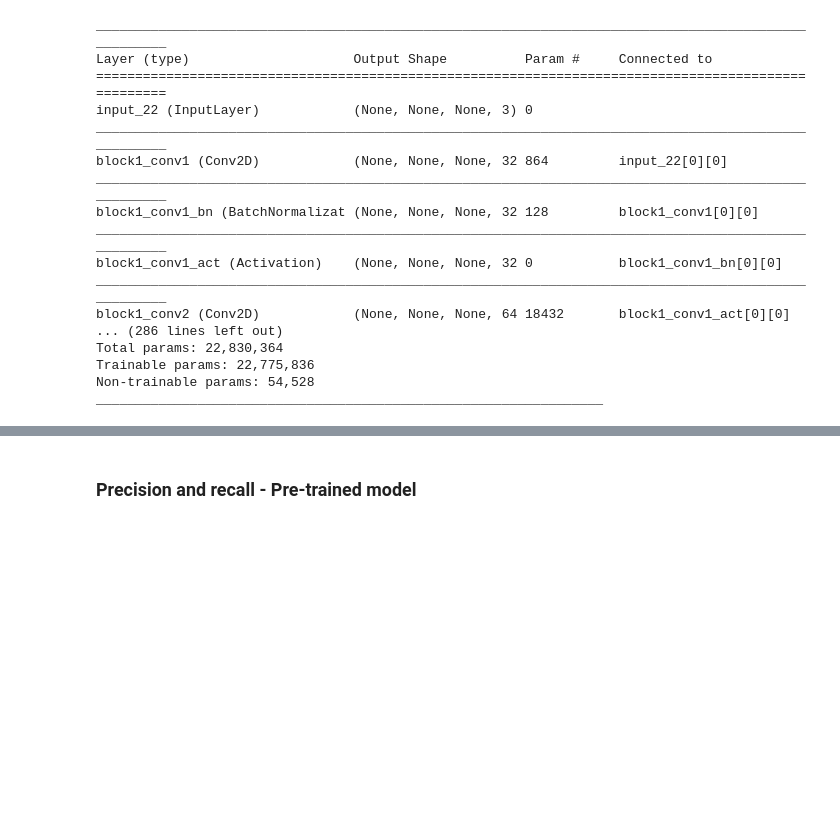
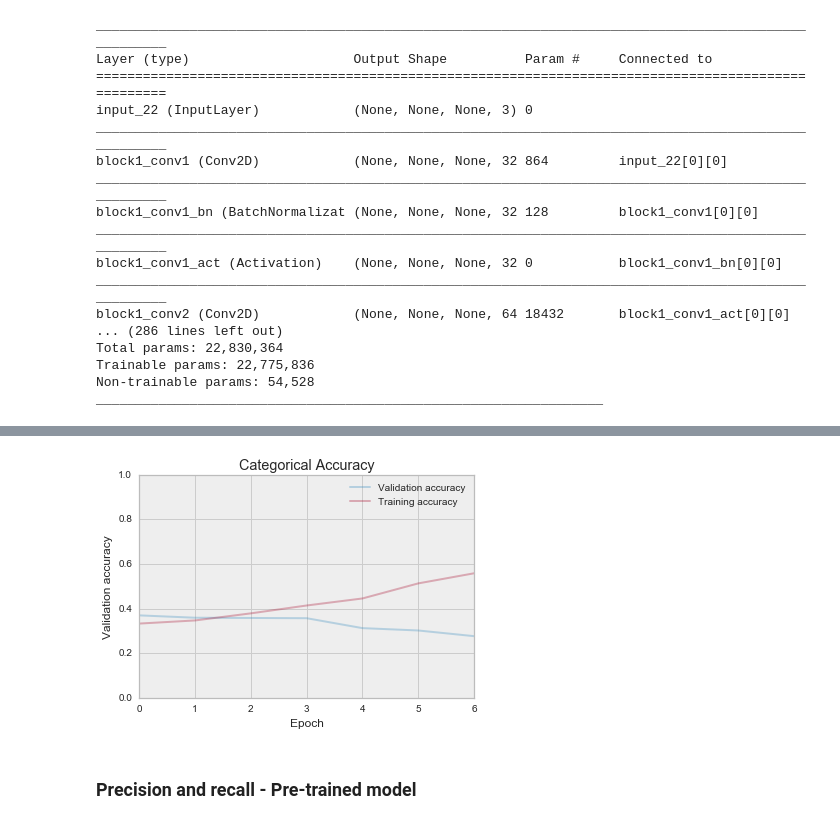
Before and after one commit to QuinnLee/cs109-project, a Jupyter notebook: notebooks/milestone_4/jr_ML4_CNN_pretrained.ipynb, the cells around one changed output, grey strips where cells are left out. Saved outputs shown, nothing was run; the diff lists cells and outputs as text; code cells hidden in the pictures; blank space fills up the shorter version.

```diff
--- a/notebooks/milestone_4/jr_ML4_CNN_pretrained.ipynb
+++ b/notebooks/milestone_4/jr_ML4_CNN_pretrained.ipynb
@@ -392,12 +397,14 @@ Epoch 5/10
 # %%
 plt.plot(history.history['val_categorical_accuracy'], alpha = 0.3, label = 'Validation accuracy')
 plt.plot(history.history['categorical_accuracy'], alpha =  0.3, label = 'Training accuracy')
 plt.xlabel("Epoch")
 plt.ylabel("Validation accuracy")
 plt.ylim([0,1])
 plt.legend(loc = 'best')
-plt.title('Model Validation Categorical Accuracy: 37%')
+plt.title('Categorical Accuracy')
 plt.show()
+# %% [output]
+[figure, added]
 # %% [markdown]
 ### Precision and recall - Pre-trained model
 # %%
```
Also changed, not shown: parts of 5 cells of this notebook.
